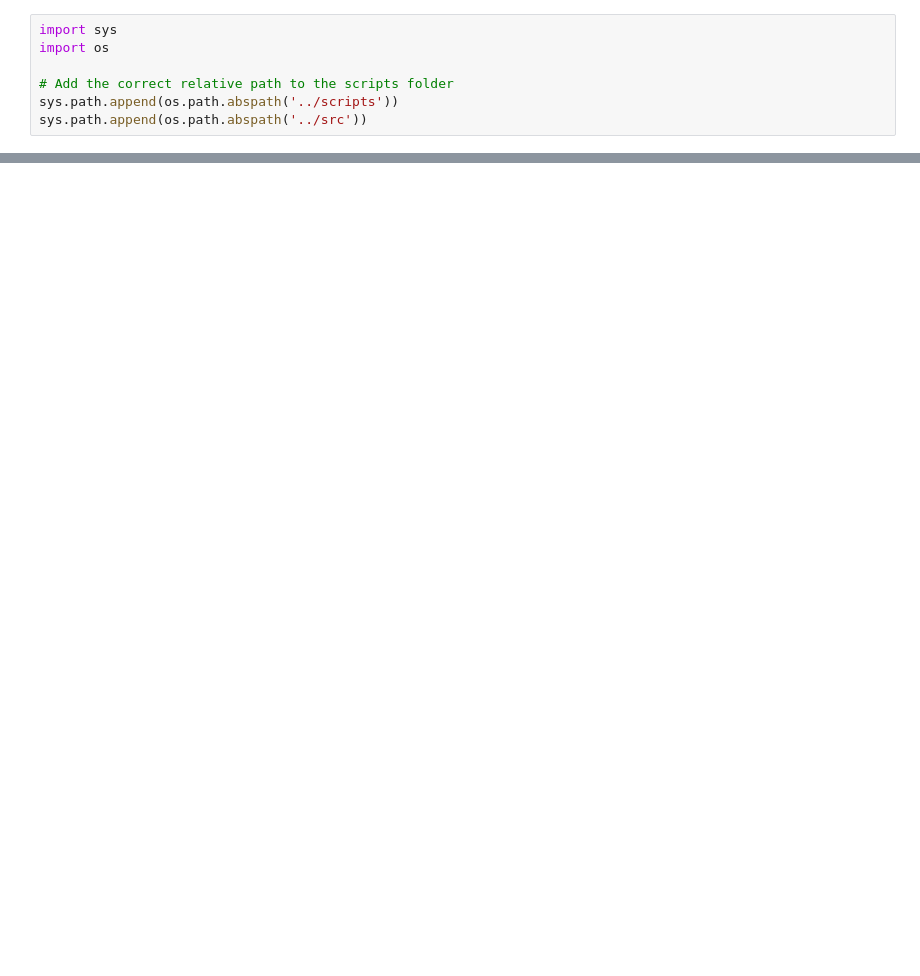
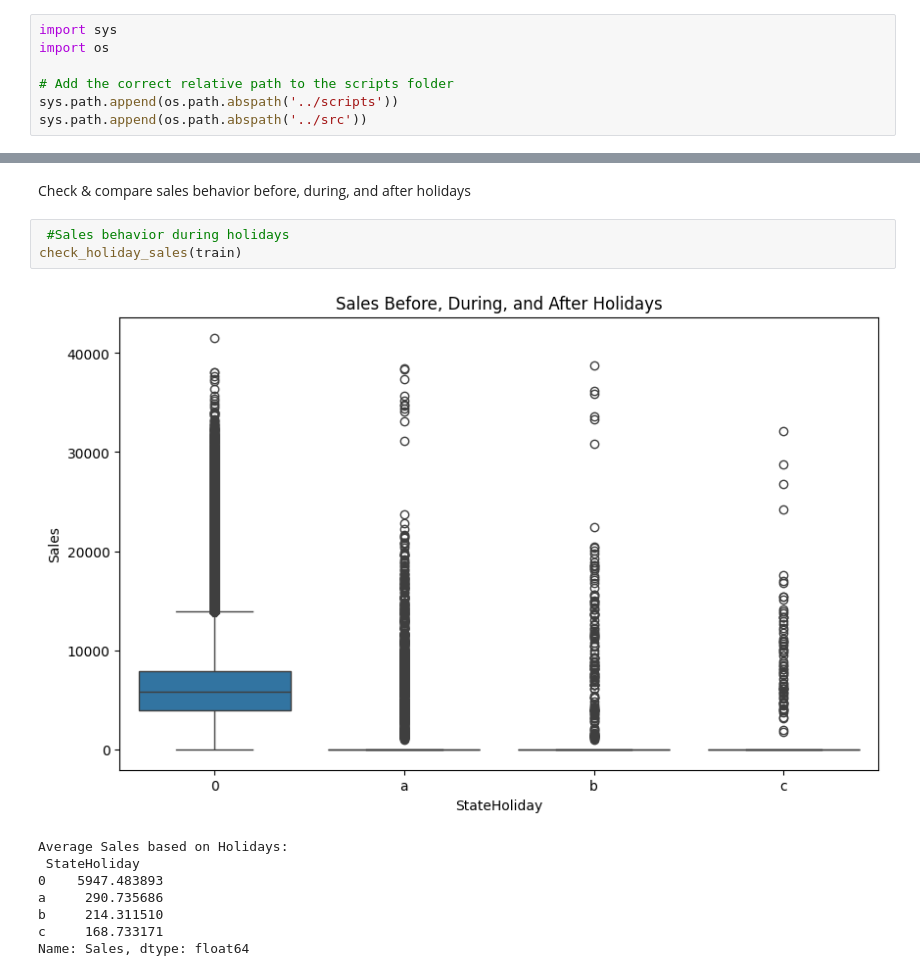
Before and after one commit to bef898/Pharmaceuticals-sales-prediction, a Jupyter notebook: notebooks/Eda.ipynb, the cells around one changed output, grey strips where cells are left out. Saved outputs shown, nothing was run; the diff lists cells and outputs as text; blank space fills up the shorter version.

```diff
--- a/notebooks/Eda.ipynb
+++ b/notebooks/Eda.ipynb
@@ -35,0 +73,14 @@ max    1.000000e+00   1.000000e+00
+# %% [markdown]
+Check & compare sales behavior before, during, and after holidays
+# %%
+ #Sales behavior during holidays
+check_holiday_sales(train)
+# %% [output]
+[figure, added]
+Average Sales based on Holidays:
+ StateHoliday
+0    5947.483893
+a     290.735686
+b     214.311510
+c     168.733171
+Name: Sales, dtype: float64
```
Also changed, not shown: parts of 19 cells of this notebook, 2 other files.
